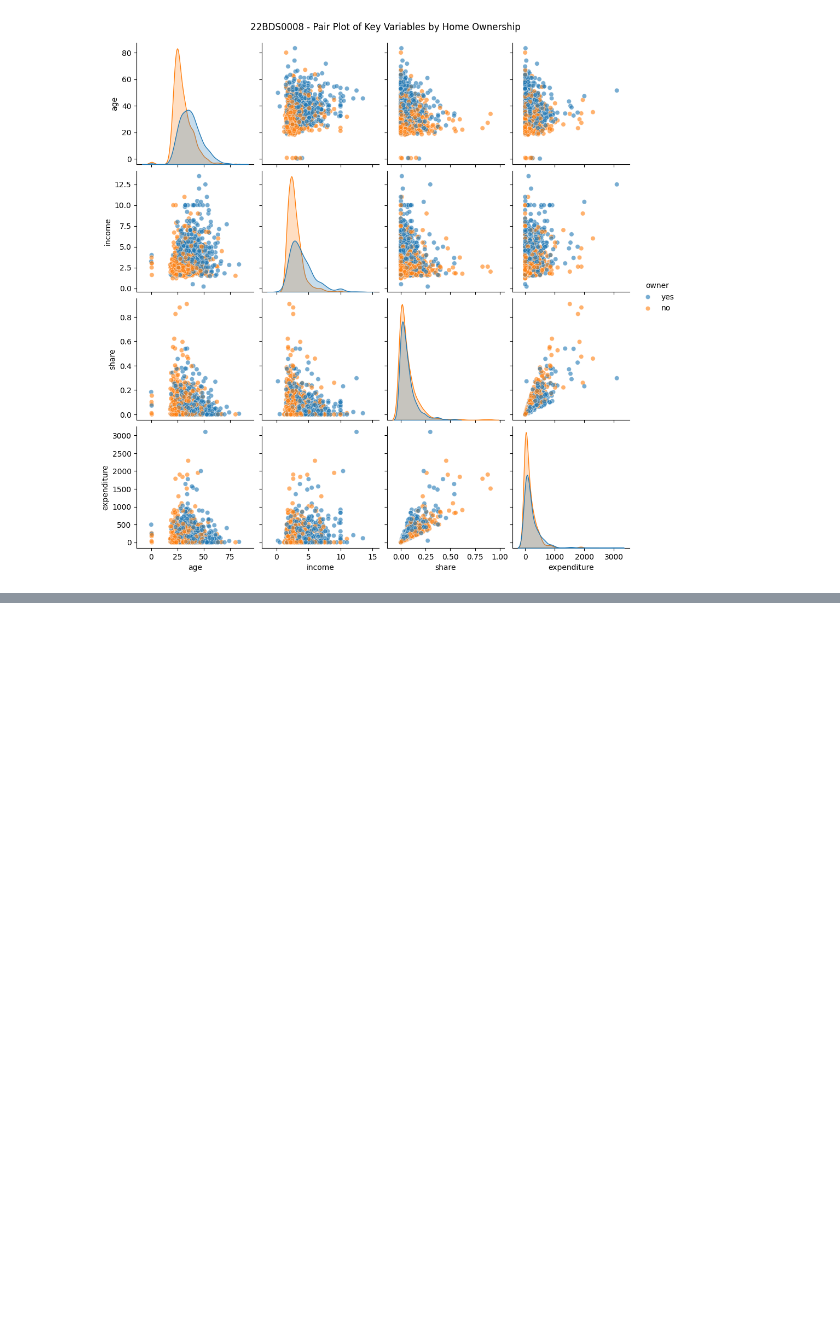
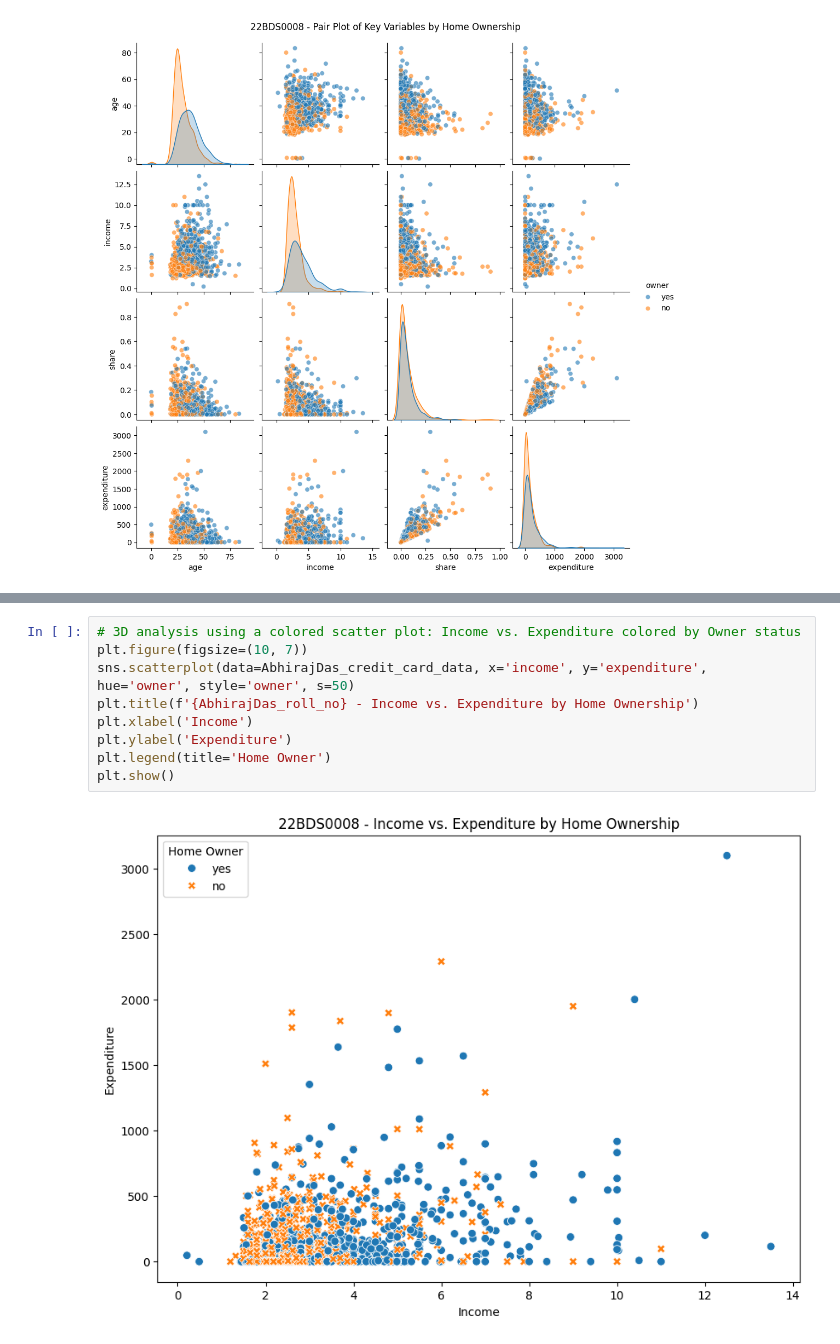
Before and after one commit to abhiraj804/22BDS0008-EDA, a Jupyter notebook: 22BDS0008.ipynb, the cells around one changed output, grey strips where cells are left out. Drawn from its saved outputs; the diff is of its cells as text; blank space fills up the shorter version.

```diff
--- a/22BDS0008.ipynb
+++ b/22BDS0008.ipynb
@@ -536,0 +622,11 @@ plt.show()
+# %%
+# 3D analysis using a colored scatter plot: Income vs. Expenditure colored by Owner status
+plt.figure(figsize=(10, 7))
+sns.scatterplot(data=AbhirajDas_credit_card_data, x='income', y='expenditure', hue='owner', style='owner', s=50)
+plt.title(f'{AbhirajDas_roll_no} - Income vs. Expenditure by Home Ownership')
+plt.xlabel('Income')
+plt.ylabel('Expenditure')
+plt.legend(title='Home Owner')
+plt.show()
+# %% [output]
+[figure, added]
```
Also changed, not shown: parts of 5 cells of this notebook.
